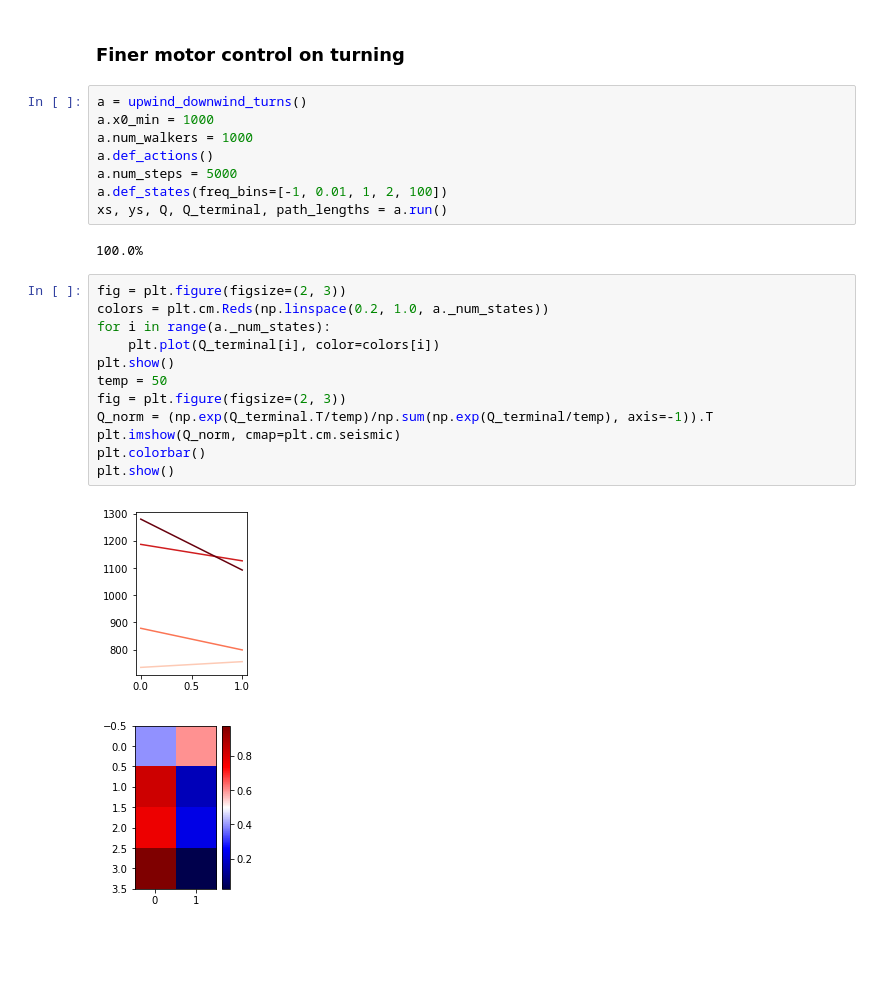
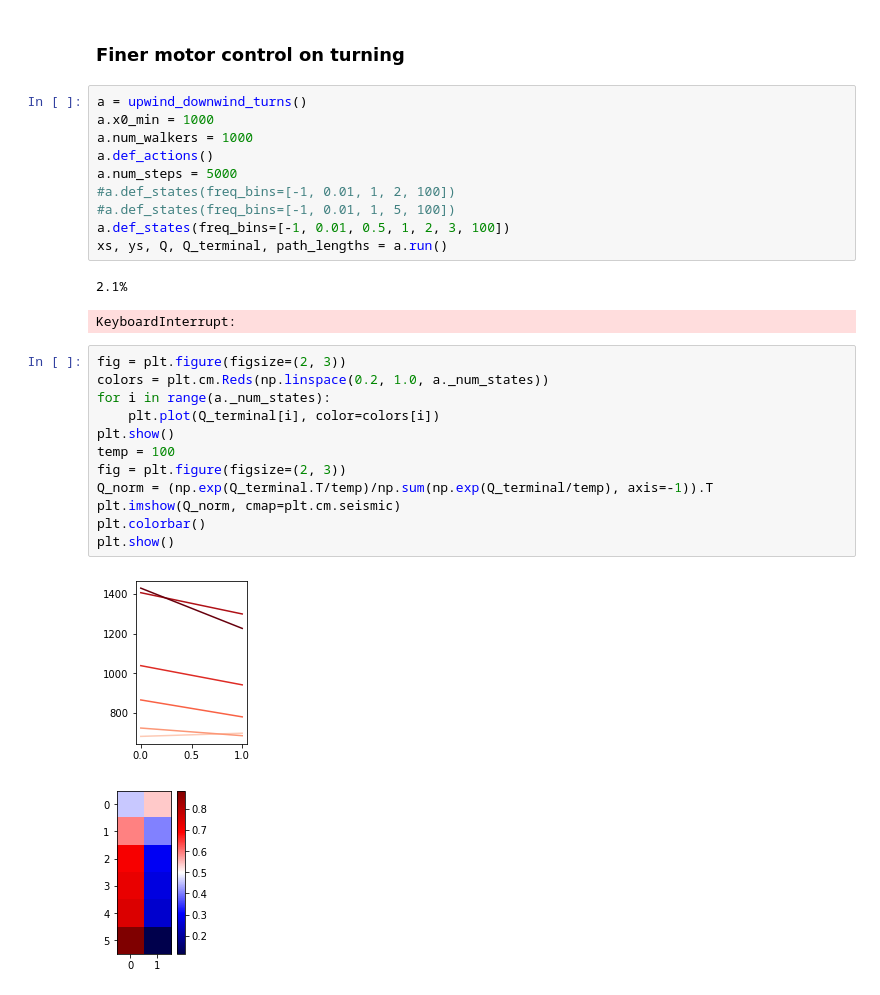
Before and after one commit to niragkadakia/odor-plume-reinforcement-learning, a Jupyter notebook: centerline.ipynb, the cells around one changed output. Saved outputs shown, nothing was run; the diff lists cells and outputs as text; blank space fills up the shorter version.

```diff
--- a/centerline.ipynb
+++ b/centerline.ipynb
@@ -134,22 +135,25 @@ a.x0_min = 1000
 a.num_walkers = 1000
 a.def_actions()
 a.num_steps = 5000
-a.def_states(freq_bins=[-1, 0.01, 1, 2, 100])
+#a.def_states(freq_bins=[-1, 0.01, 1, 2, 100])
+#a.def_states(freq_bins=[-1, 0.01, 1, 5, 100])
+a.def_states(freq_bins=[-1, 0.01, 0.5, 1, 2, 3, 100])
 xs, ys, Q, Q_terminal, path_lengths = a.run()
 # %% [output]
-100.0%
+2.1%
+KeyboardInterrupt:
 # %%
 fig = plt.figure(figsize=(2, 3))
 colors = plt.cm.Reds(np.linspace(0.2, 1.0, a._num_states))
 for i in range(a._num_states):
     plt.plot(Q_terminal[i], color=colors[i])
 plt.show()
-temp = 50
+temp = 100
 fig = plt.figure(figsize=(2, 3))
 Q_norm = (np.exp(Q_terminal.T/temp)/np.sum(np.exp(Q_terminal/temp), axis=-1)).T
 plt.imshow(Q_norm, cmap=plt.cm.seismic)
 plt.colorbar()
 plt.show()
 # %% [output]
-[figure, old version]
+[figure, new version]
-[figure, old version]
+[figure, new version]
```
Also changed, not shown: parts of 5 cells of this notebook, 2 other files.
